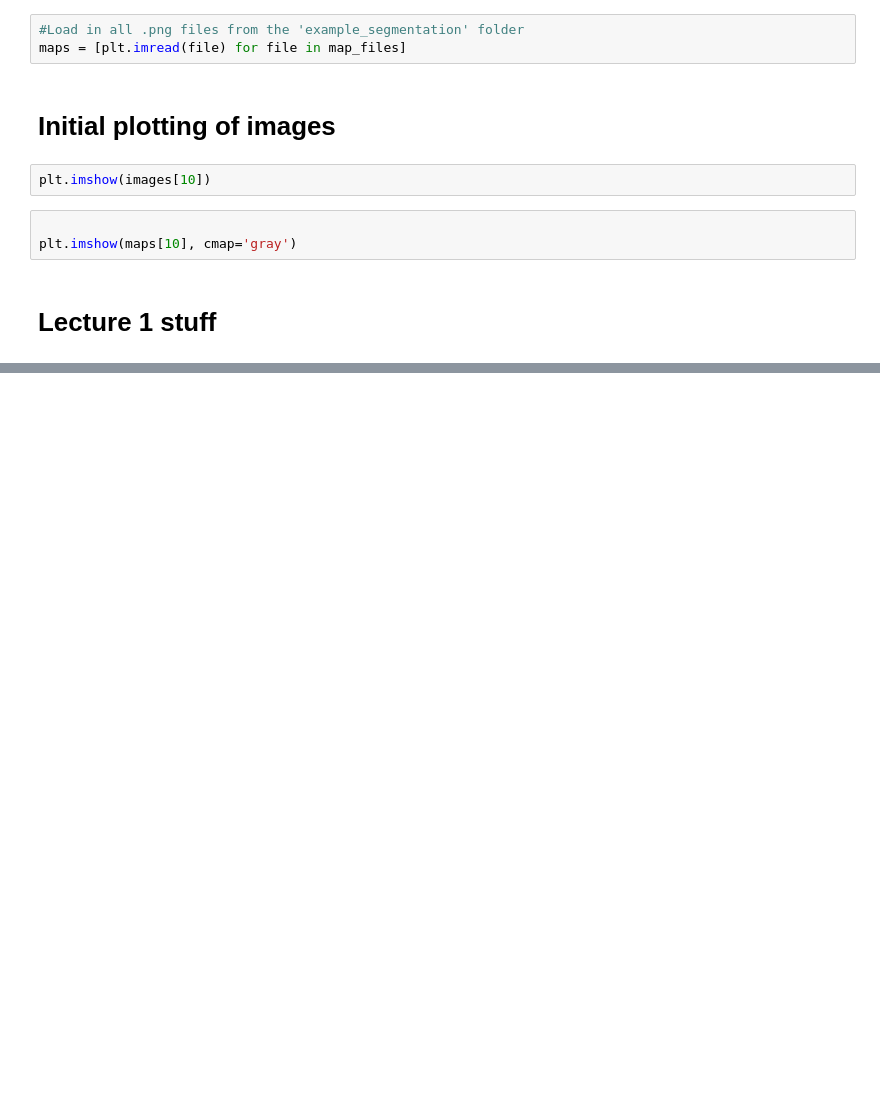
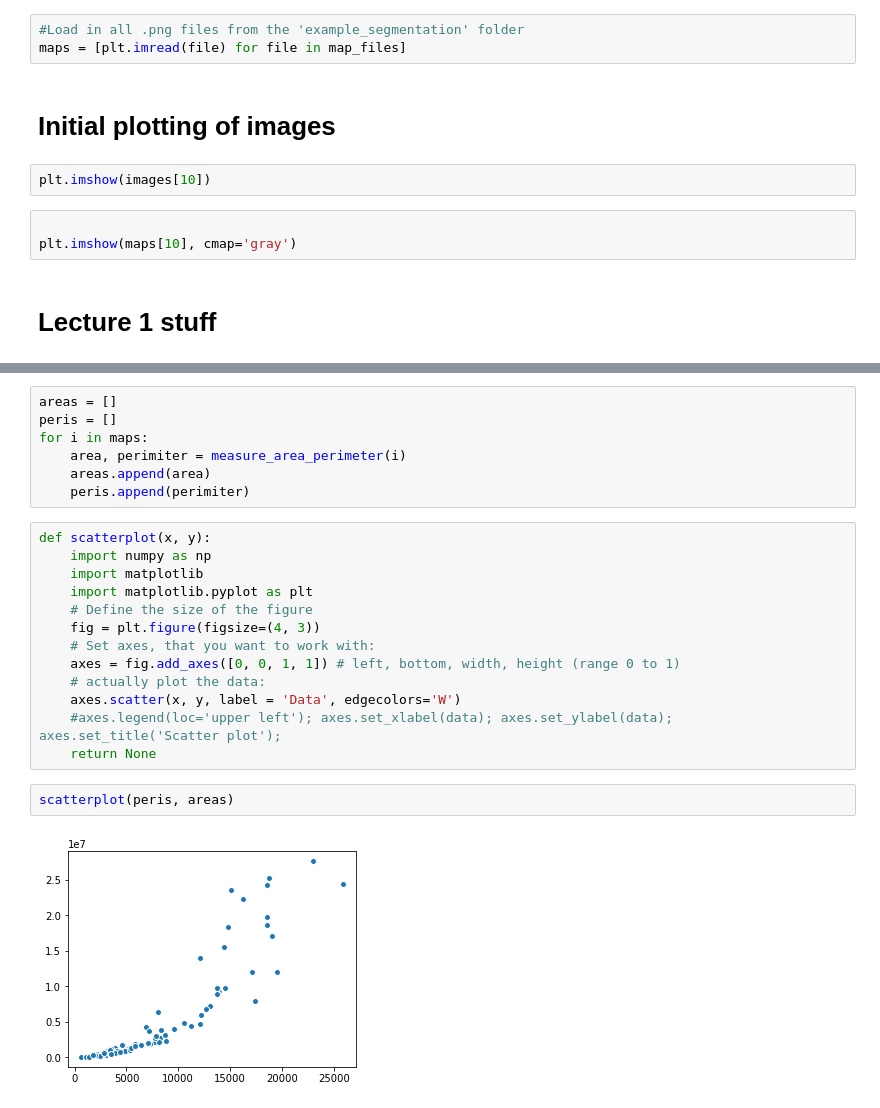
Before and after one commit to adagige/fyp2021p03g02, a Jupyter notebook: notebooks/p3-lec1-Copy1.ipynb, the cells around one changed output, grey strips where cells are left out. Cells and saved outputs as stored; diff of their text form; blank space fills up the shorter version.

```diff
--- a/notebooks/p3-lec1-Copy1.ipynb
+++ b/notebooks/p3-lec1-Copy1.ipynb
@@ -117,0 +194,24 @@ plt.hist(test)
+# %%
+areas = []
+peris = []
+for i in maps:
+    area, perimiter = measure_area_perimeter(i)
+    areas.append(area)
+    peris.append(perimiter)
+# %%
+def scatterplot(x, y):
+    import numpy as np
+    import matplotlib
+    import matplotlib.pyplot as plt
+    # Define the size of the figure
+    fig = plt.figure(figsize=(4, 3))
+    # Set axes, that you want to work with:
+    axes = fig.add_axes([0, 0, 1, 1]) # left, bottom, width, height (range 0 to 1)
+    # actually plot the data:
+    axes.scatter(x, y, label = 'Data', edgecolors='W')
+    #axes.legend(loc='upper left'); axes.set_xlabel(data); axes.set_ylabel(data); axes.set_title('Scatter plot');
+    return None
+# %%
+scatterplot(peris, areas)
+# %% [output]
+[figure, added]
```
Also changed, not shown: parts of 19 cells of this notebook, 1 other file.
